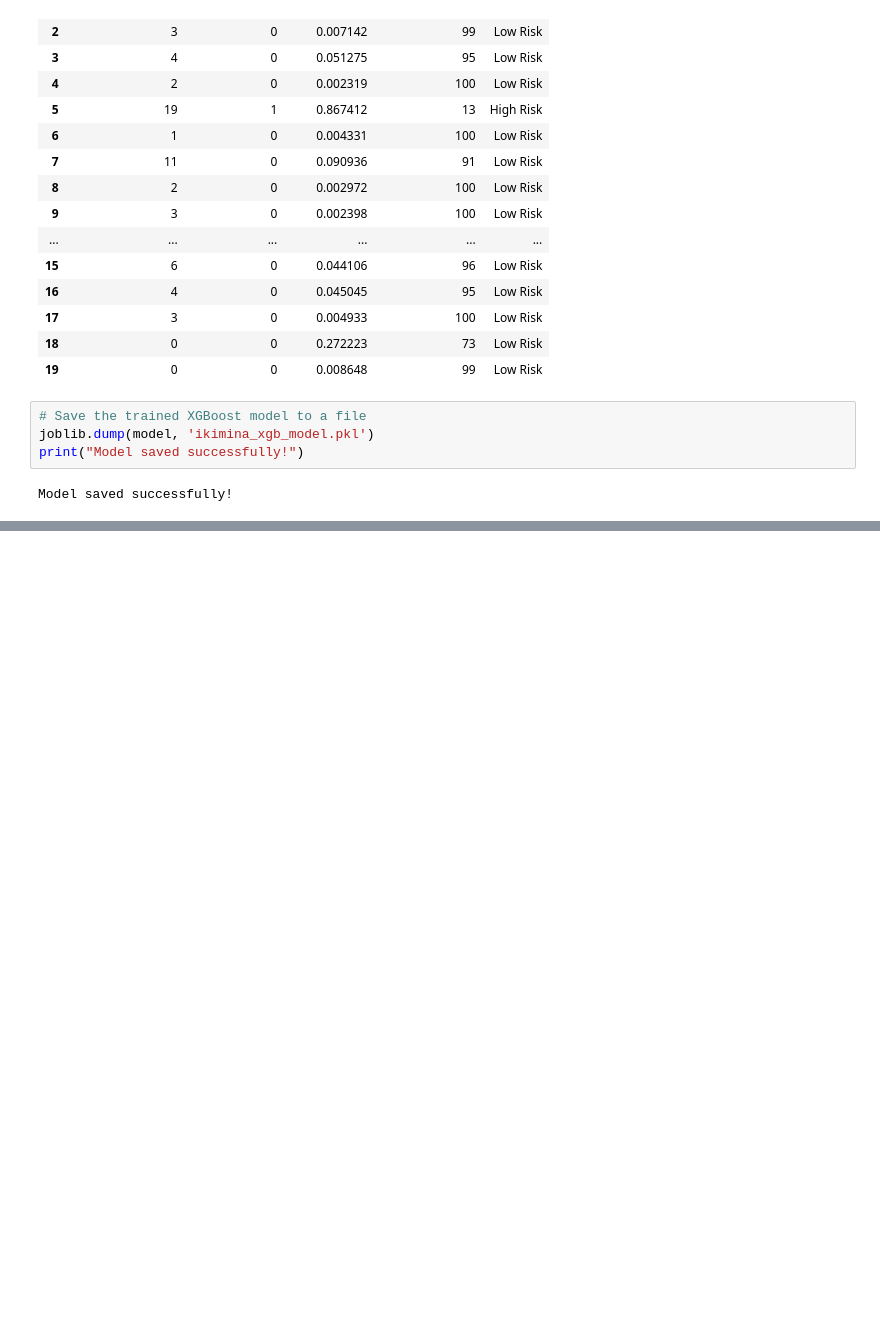
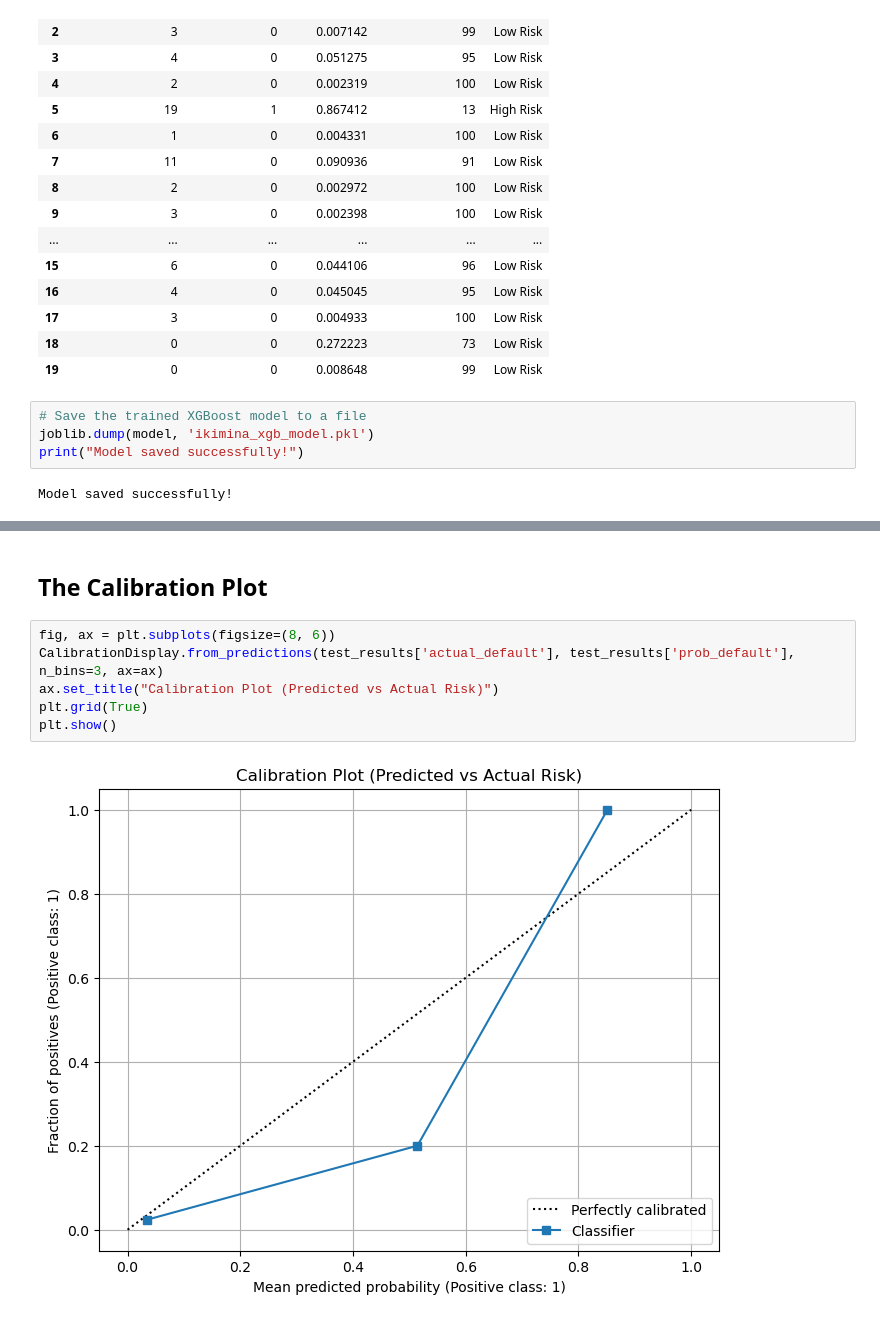
Before and after one commit to itsazzaosman/KTT-HACK, a Jupyter notebook: train.ipynb, the cells around one changed output, grey strips where cells are left out. Cells and saved outputs as stored; diff of their text form; blank space fills up the shorter version.

```diff
--- a/train.ipynb
+++ b/train.ipynb
@@ -200,0 +229,10 @@ Model saved successfully!
+# %% [markdown]
+## The Calibration Plot
+# %%
+fig, ax = plt.subplots(figsize=(8, 6))
+CalibrationDisplay.from_predictions(test_results['actual_default'], test_results['prob_default'], n_bins=3, ax=ax)
+ax.set_title("Calibration Plot (Predicted vs Actual Risk)")
+plt.grid(True)
+plt.show()
+# %% [output]
+[figure, added]
```
Also changed, not shown: parts of 10 cells of this notebook, 2 other files.
